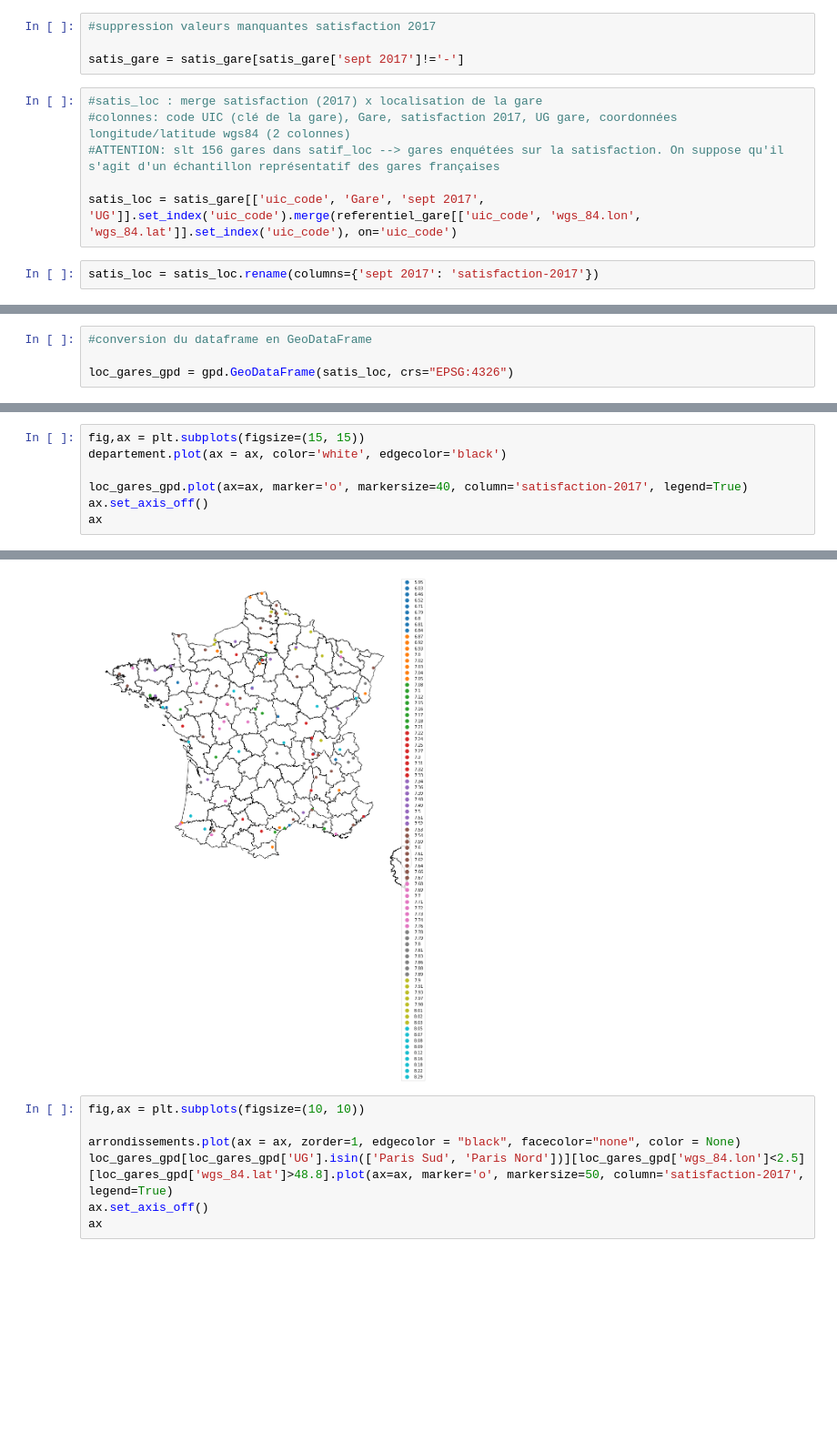
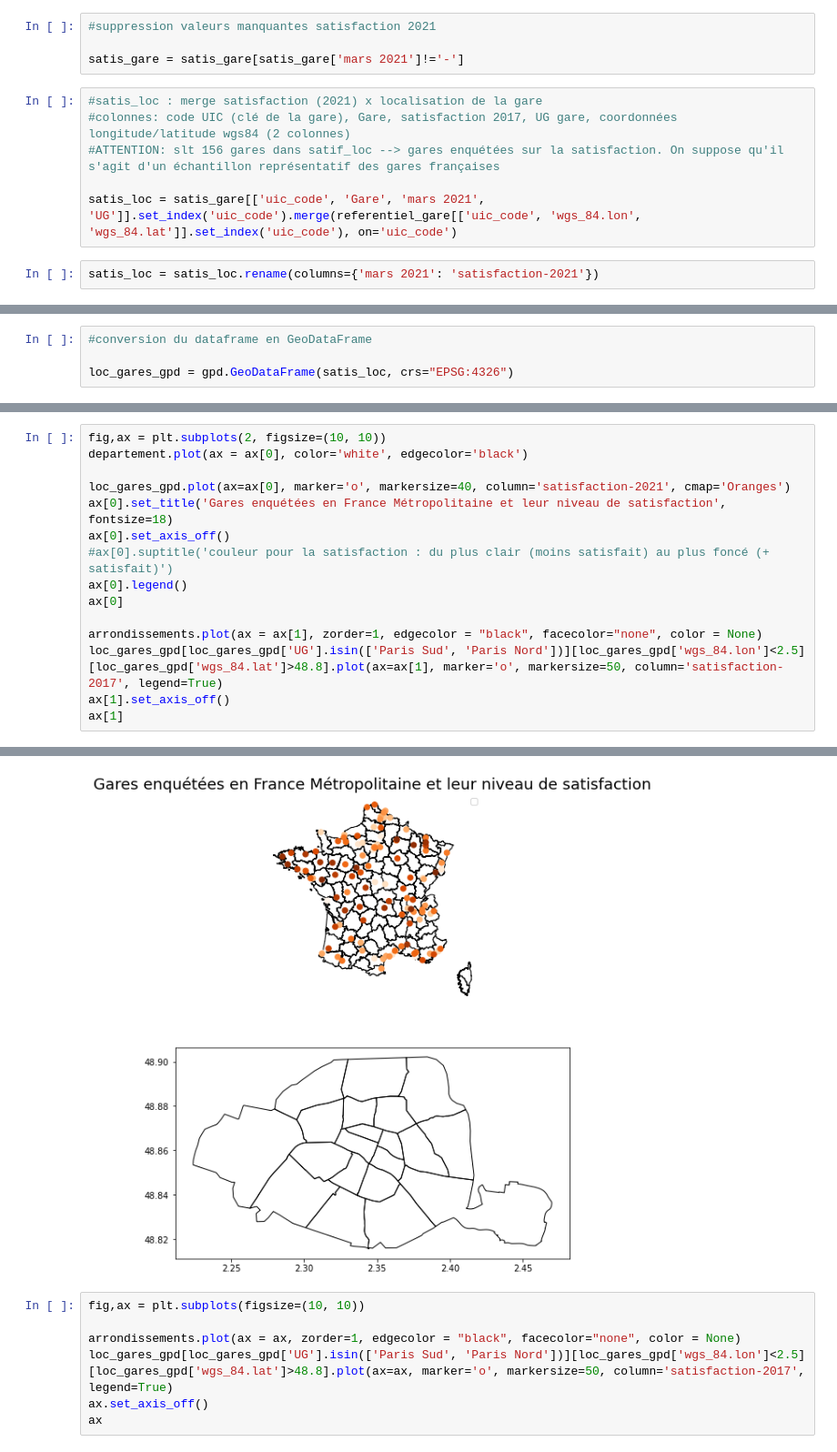
Before and after one commit to mgarrouty/Projet-Python-SNCF, a Jupyter notebook: stat-desc.ipynb, the cells around one changed output, grey strips where cells are left out. Shown at 91% size. Cells and saved outputs as stored; diff of their text form; blank space fills up the shorter version.

Commit message:
commentaires et légendes figures (1)

```diff
--- a/stat-desc.ipynb
+++ b/stat-desc.ipynb
@@ -43,16 +48,16 @@ satis_gare = satis_gare.rename(columns={'Code UIC': 'uic_code'})
 referentiel_gare['uic_code'] = referentiel_gare['uic_code'].apply(lambda s: s-87000000)
 # %%
-#suppression valeurs manquantes satisfaction 2017
+#suppression valeurs manquantes satisfaction 2021
 
-satis_gare = satis_gare[satis_gare['sept 2017']!='-']
+satis_gare = satis_gare[satis_gare['mars 2021']!='-']
 # %%
-#satis_loc : merge satisfaction (2017) x localisation de la gare
+#satis_loc : merge satisfaction (2021) x localisation de la gare
 #colonnes: code UIC (clé de la gare), Gare, satisfaction 2017, UG gare, coordonnées longitude/latitude wgs84 (2 colonnes)
 #ATTENTION: slt 156 gares dans satif_loc --> gares enquétées sur la satisfaction. On suppose qu'il s'agit d'un échantillon représentatif des gares françaises
 
-satis_loc = satis_gare[['uic_code', 'Gare', 'sept 2017', 'UG']].set_index('uic_code').merge(referentiel_gare[['uic_code', 'wgs_84.lon', 'wgs_84.lat']].set_index('uic_code'), on='uic_code')
+satis_loc = satis_gare[['uic_code', 'Gare', 'mars 2021', 'UG']].set_index('uic_code').merge(referentiel_gare[['uic_code', 'wgs_84.lon', 'wgs_84.lat']].set_index('uic_code'), on='uic_code')
 # %%
-satis_loc = satis_loc.rename(columns={'sept 2017': 'satisfaction-2017'})
+satis_loc = satis_loc.rename(columns={'mars 2021': 'satisfaction-2021'})
 # %%
 satis_loc=satis_loc.reset_index()
 #on enlève les index dans un 1er temps pour que les colonnes soient des listes et non des pandas series
@@ -99,8 +118,16 @@ loc_gares_gpd.plot(marker='*', color='green', markersize=5)
 # %%
-fig,ax = plt.subplots(figsize=(15, 15))
-departement.plot(ax = ax, color='white', edgecolor='black')
+fig,ax = plt.subplots(2, figsize=(10, 10))
+departement.plot(ax = ax[0], color='white', edgecolor='black')
 
-loc_gares_gpd.plot(ax=ax, marker='o', markersize=40, column='satisfaction-2017', legend=True)
-ax.set_axis_off()
-ax
+loc_gares_gpd.plot(ax=ax[0], marker='o', markersize=40, column='satisfaction-2021', cmap='Oranges')
+ax[0].set_title('Gares enquétées en France Métropolitaine et leur niveau de satisfaction', fontsize=18)
+ax[0].set_axis_off()
+#ax[0].suptitle('couleur pour la satisfaction : du plus clair (moins satisfait) au plus foncé (+ satisfait)')
+ax[0].legend()
+ax[0]
+
+arrondissements.plot(ax = ax[1], zorder=1, edgecolor = "black", facecolor="none", color = None)
+loc_gares_gpd[loc_gares_gpd['UG'].isin(['Paris Sud', 'Paris Nord'])][loc_gares_gpd['wgs_84.lon']<2.5][loc_gares_gpd['wgs_84.lat']>48.8].plot(ax=ax[1], marker='o', markersize=50, column='satisfaction-2017', legend=True)
+ax[1].set_axis_off()
+ax[1]
 # %% [output]
@@ -108,4 +136,4 @@ ax
-[figure, old version]
+[figure, new version]
 # %%
 fig,ax = plt.subplots(figsize=(10, 10))
 
```
Also changed, not shown: parts of 12 cells of this notebook.
